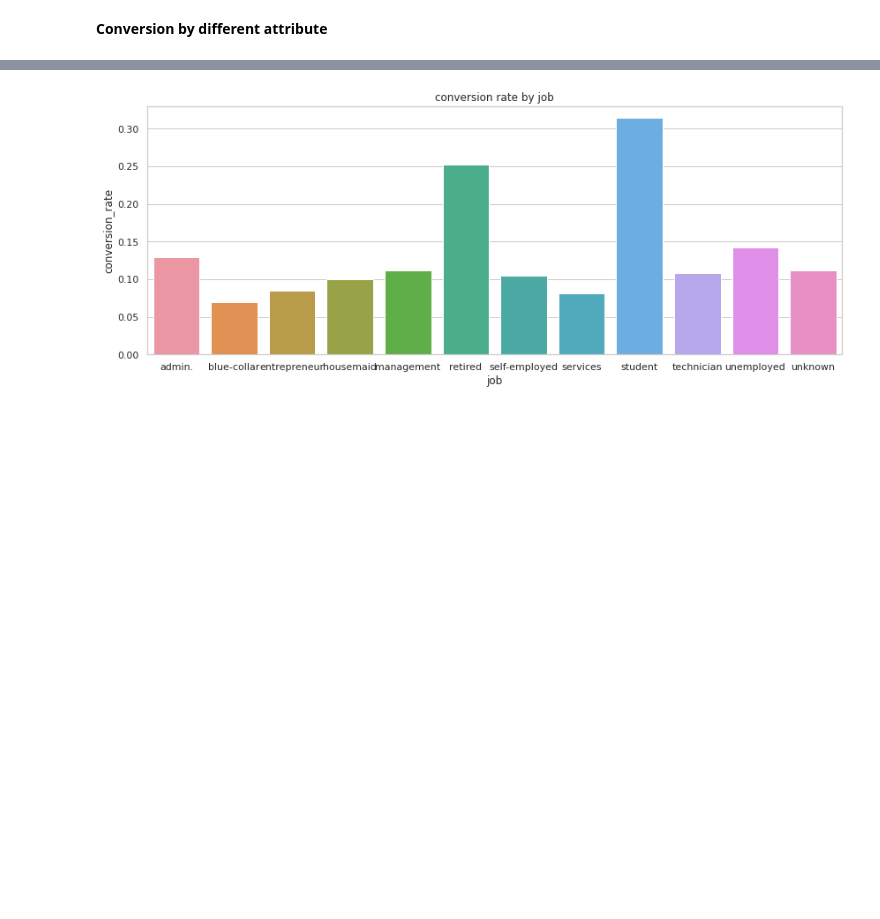
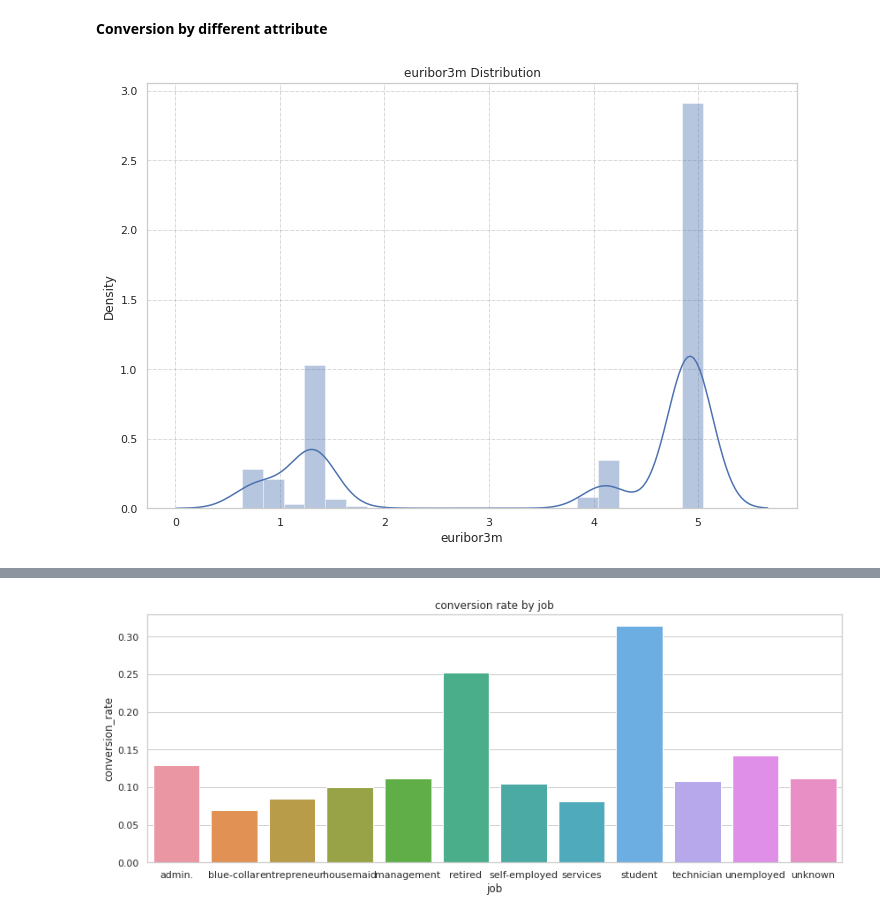
Before and after one commit to ShawnLiu119/Bank-Marketing_Clas-Clus-AppDev, a Jupyter notebook: BankMkt_EDA.ipynb, the cells around one changed output, grey strips where cells are left out. Saved outputs shown, nothing was run; the diff lists cells and outputs as text; code cells hidden in the pictures; blank space fills up the shorter version.

```diff
--- a/BankMkt_EDA.ipynb
+++ b/BankMkt_EDA.ipynb
@@ -116,3 +116,7 @@ def conversion_bar(groupcol):
     ax = sns.barplot(x=groupcol, y='conversion_rate', data=df)
     ax.title.set_text('conversion rate by {}'.format(groupcol))
     plt.show()
+# %%
+create_hist(data['euribor3m'], 'euribor3m')
+# %% [output]
+[figure, added]
```
Also changed, not shown: parts of 9 cells of this notebook.
